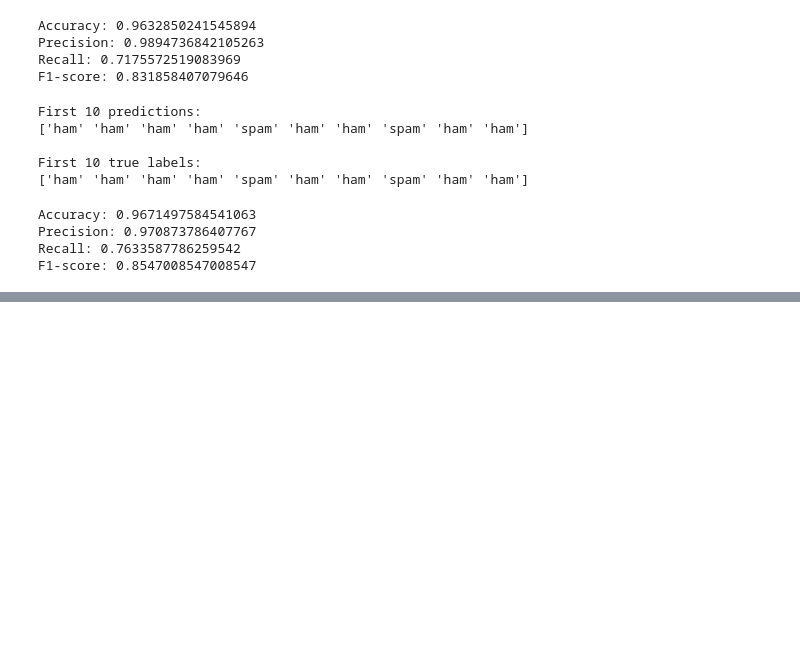
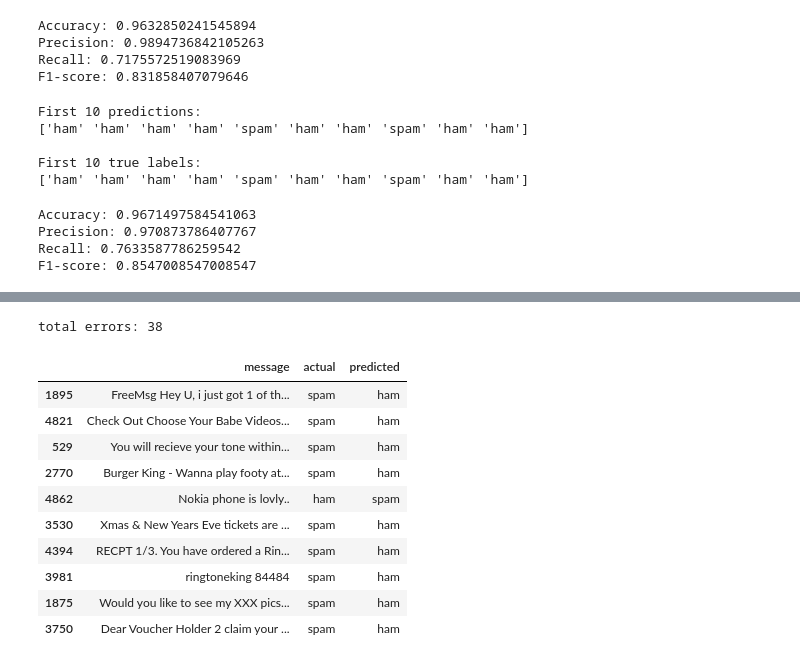
Before and after one commit to amnajem/DS483Project, a Jupyter notebook: DS483Project.ipynb, the cells around one changed output, grey strips where cells are left out. Cells and saved outputs as stored; diff of their text form; code cells hidden in the pictures; blank space fills up the shorter version.

```diff
--- a/DS483Project.ipynb
+++ b/DS483Project.ipynb
@@ -510,0 +577,20 @@ F1-score: 0.8547008547008547
+# %%
+errors_nb = pd.DataFrame({'message': df.loc[X_test.index, 'message'],'actual': y_test,'predicted': y_pred_nb})
+
+errors_nb = errors_nb[errors_nb['actual'] != errors_nb['predicted']]
+
+print("total errors:", len(errors_nb))
+errors_nb.head(10)
+# %% [output]
+total errors: 38
+|  | message | actual | predicted |
+| 1895 | FreeMsg Hey U, i just got 1 of th... | spam | ham |
+| 4821 | Check Out Choose Your Babe Videos... | spam | ham |
+| 529 | You will recieve your tone within... | spam | ham |
+| 2770 | Burger King - Wanna play footy at... | spam | ham |
+| 4862 | Nokia phone is lovly.. | ham | spam |
+| 3530 | Xmas & New Years Eve tickets are ... | spam | ham |
+| 4394 | RECPT 1/3. You have ordered a Rin... | spam | ham |
+| 3981 | ringtoneking 84484 | spam | ham |
+| 1875 | Would you like to see my XXX pics... | spam | ham |
+| 3750 | Dear Voucher Holder 2 claim your ... | spam | ham |
```
Also changed, not shown: parts of 3 cells of this notebook.
